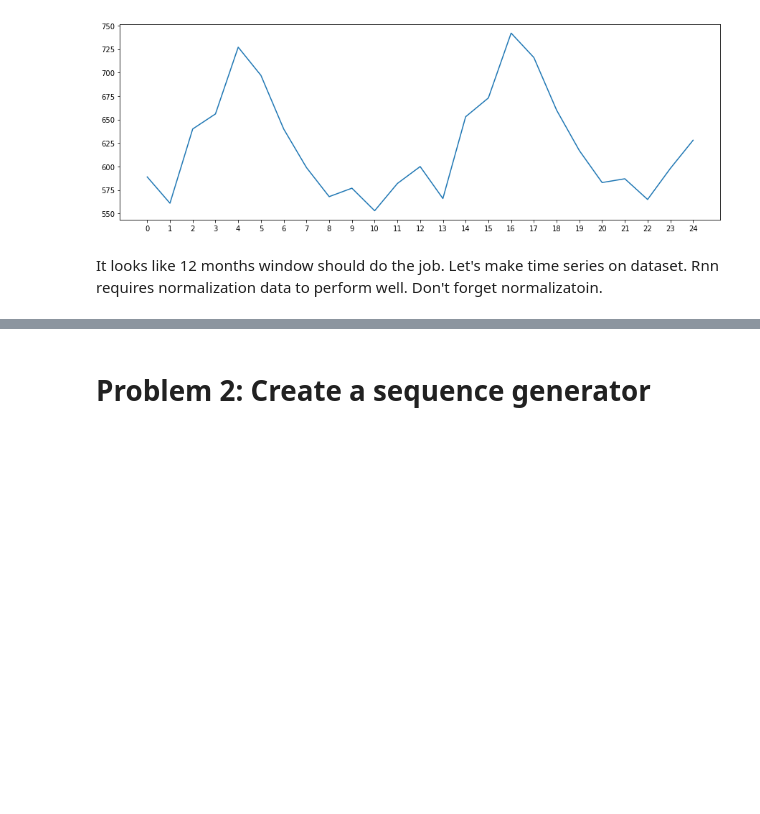
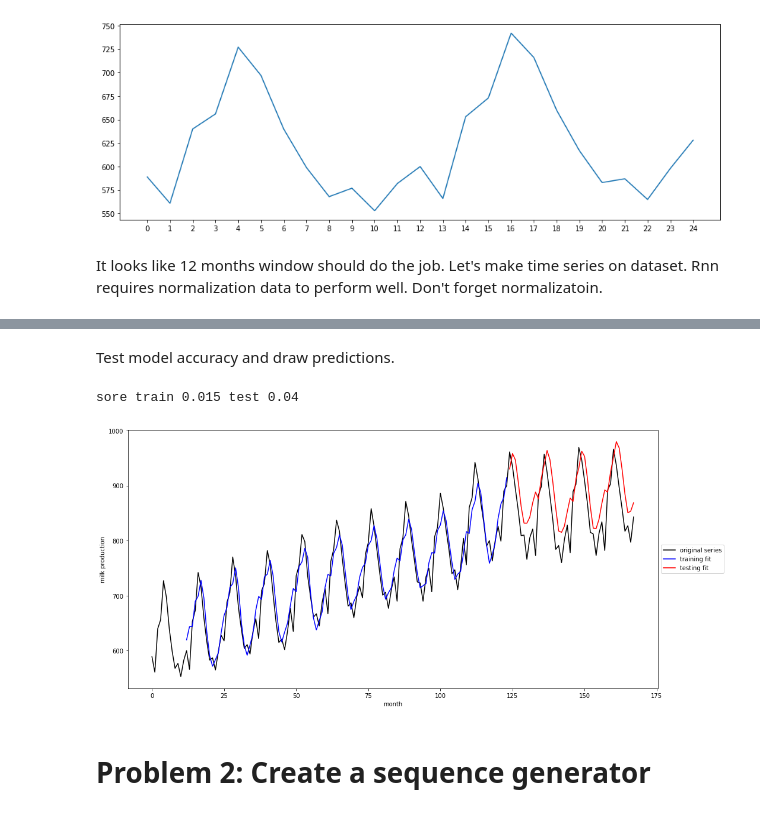
Before and after one commit to smile-on/aind2-rnn, a Jupyter notebook: RNN_project.ipynb, the cells around one changed output, grey strips where cells are left out. Saved outputs shown, nothing was run; the diff lists cells and outputs as text; code cells hidden in the pictures; blank space fills up the shorter version.

```diff
--- a/RNN_project.ipynb
+++ b/RNN_project.ipynb
@@ -399,3 +423,26 @@ test predictions
+# %% [markdown]
+Test model accuracy and draw predictions.
+# %%
+train_score = model.evaluate(X_train, y_train, verbose=0)
+test_score = model.evaluate(X_test, y_test, verbose=0)
+print(f'sore train {train_score:4.2} test {test_score:4.2}')
+
+train_predict = descale_milk(model.predict(X_train))
+test_predict = descale_milk(model.predict(X_test))
+
+plt.figure(figsize=(16, 8))
+plt.plot(milk_ds, color='k')
+test_point = window_size+train_test_split
+plt.plot(np.arange(window_size, test_point, 1), train_predict, color='b')
+plt.plot(np.arange(test_point, test_point+len(test_predict), 1), test_predict, color='r')
+# labels
+plt.xlabel('month')
+plt.ylabel('milk production')
+plt.legend(['original series','training fit','testing fit'],loc='center left', bbox_to_anchor=(1, 0.5))
+plt.show()
+# %% [output]
+sore train 0.015 test 0.04
+[figure, added]
 # %% [markdown]
 # Problem 2: Create a sequence generator
 # %% [markdown]
```
Also changed, not shown: parts of 4 cells of this notebook.
